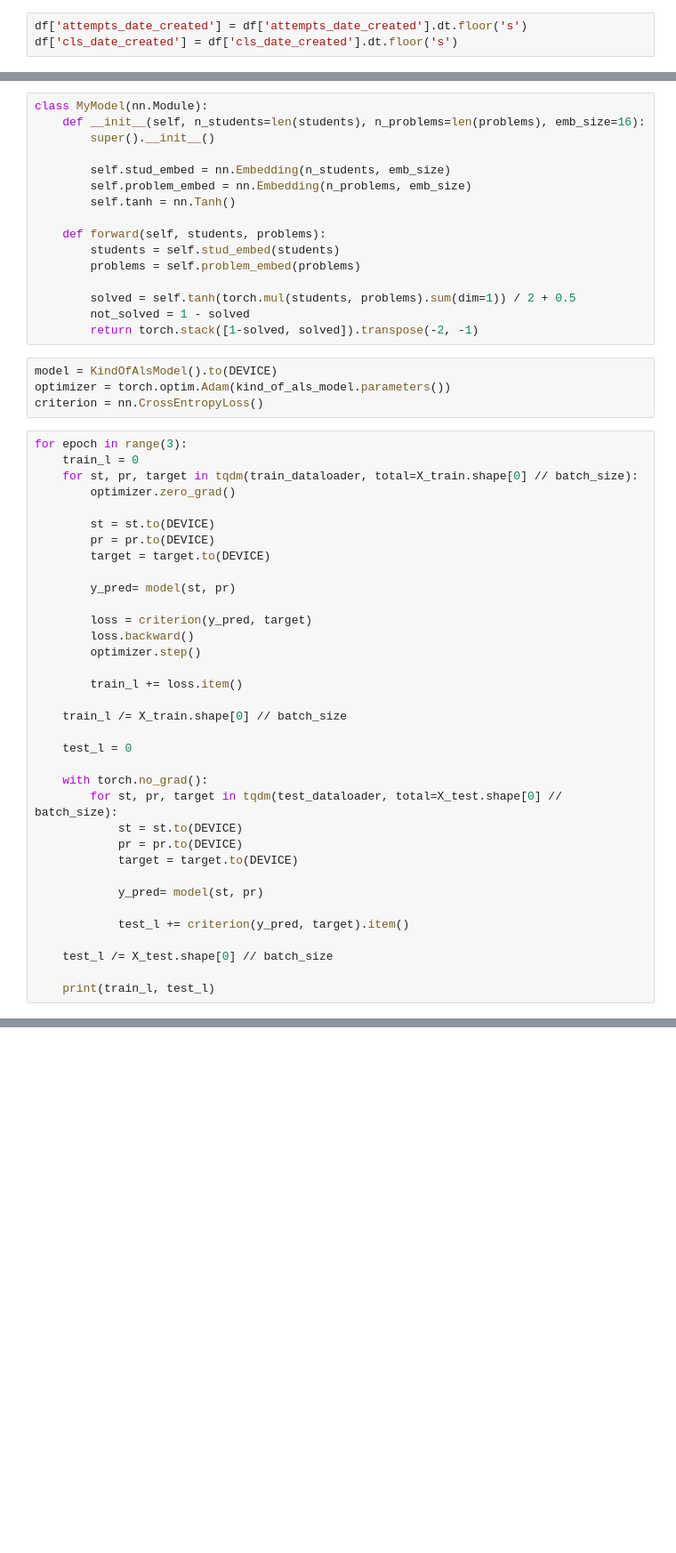
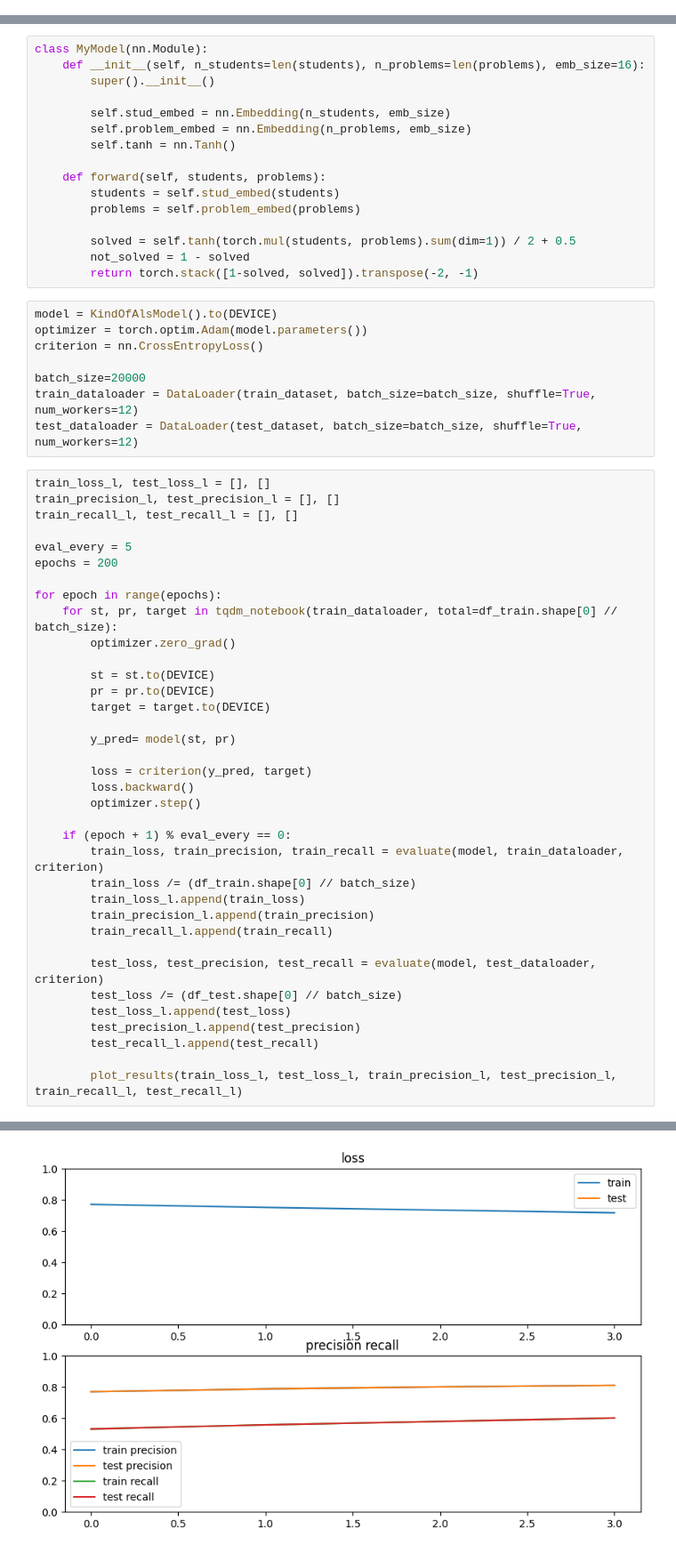
Before and after one commit to dagiboy/skill_model_ya_education, a Jupyter notebook: Untitled.ipynb, the cells around one changed output, grey strips where cells are left out. Shown: that part at 89% size. Saved outputs shown, nothing was run; the diff lists cells and outputs as text; blank space fills up the shorter version.

```diff
--- a/Untitled.ipynb
+++ b/Untitled.ipynb
@@ -13,6 +17,3 @@ DEVICE
 # %%
 date_cols = ['attempts_date_created', 'cl_date_assignment', 'cls_date_created']
 df = pd.read_csv('wide_math.csv', parse_dates=date_cols, index_col=False)
-# %%
-df['attempts_date_created'] = df['attempts_date_created'].dt.floor('s')
-df['cls_date_created'] = df['cls_date_created'].dt.floor('s')
@@ -189,12 +247,22 @@ class MyModel(nn.Module):
         return torch.stack([1-solved, solved]).transpose(-2, -1)
 # %%
 model = KindOfAlsModel().to(DEVICE)
-optimizer = torch.optim.Adam(kind_of_als_model.parameters())
+optimizer = torch.optim.Adam(model.parameters())
 criterion = nn.CrossEntropyLoss()
+
+batch_size=20000
+train_dataloader = DataLoader(train_dataset, batch_size=batch_size, shuffle=True, num_workers=12)
+test_dataloader = DataLoader(test_dataset, batch_size=batch_size, shuffle=True, num_workers=12)
 # %%
-for epoch in range(3):
-    train_l = 0
-    for st, pr, target in tqdm(train_dataloader, total=X_train.shape[0] // batch_size):
+train_loss_l, test_loss_l = [], []
+train_precision_l, test_precision_l = [], []
+train_recall_l, test_recall_l = [], []
+
+eval_every = 5
+epochs = 200
+
+for epoch in range(epochs):
+    for st, pr, target in tqdm_notebook(train_dataloader, total=df_train.shape[0] // batch_size):
         optimizer.zero_grad()
 
         st = st.to(DEVICE)
@@ -207,23 +275,18 @@ for epoch in range(3):
         loss.backward()
         optimizer.step()
 
-        train_l += loss.item()
+    if (epoch + 1) % eval_every == 0:
+        train_loss, train_precision, train_recall = evaluate(model, train_dataloader, criterion)
+        train_loss /= (df_train.shape[0] // batch_size)
+        train_loss_l.append(train_loss)
+        train_precision_l.append(train_precision)
+        train_recall_l.append(train_recall)
 
-    train_l /= X_train.shape[0] // batch_size
+        test_loss, test_precision, test_recall = evaluate(model, test_dataloader, criterion)
+        test_loss /= (df_test.shape[0] // batch_size)
+        test_loss_l.append(test_loss)
+        test_precision_l.append(test_precision)
+        test_recall_l.append(test_recall)
 
-    test_l = 0
-
-    with torch.no_grad():
-        for st, pr, target in tqdm(test_dataloader, total=X_test.shape[0] // batch_size):
-            st = st.to(DEVICE)
-            pr = pr.to(DEVICE)
-            target = target.to(DEVICE)
-
-            y_pred= model(st, pr)
-
-            test_l += criterion(y_pred, target).item()
-
-    test_l /= X_test.shape[0] // batch_size
-
-    print(train_l, test_l)
+        plot_results(train_loss_l, test_loss_l, train_precision_l, test_precision_l, train_recall_l, test_recall_l)
 # %% [output]
@@ -232,0 +296 @@ for epoch in range(3):
+[figure, added]
```
Also changed, not shown: parts of 9 cells of this notebook.
